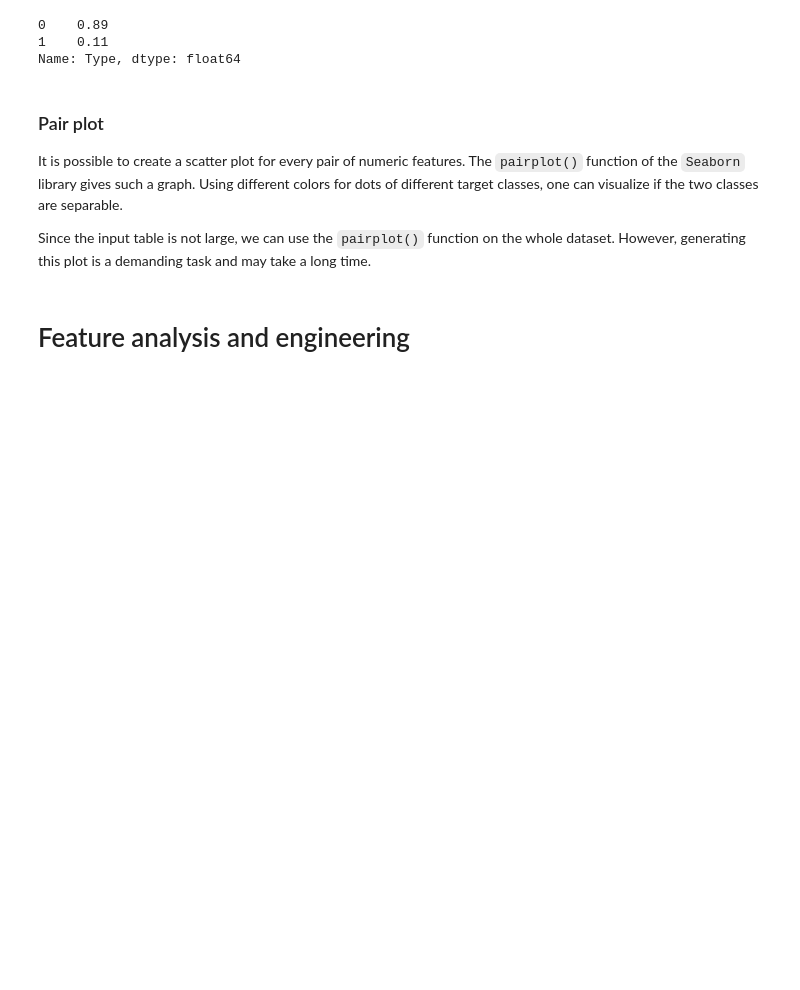
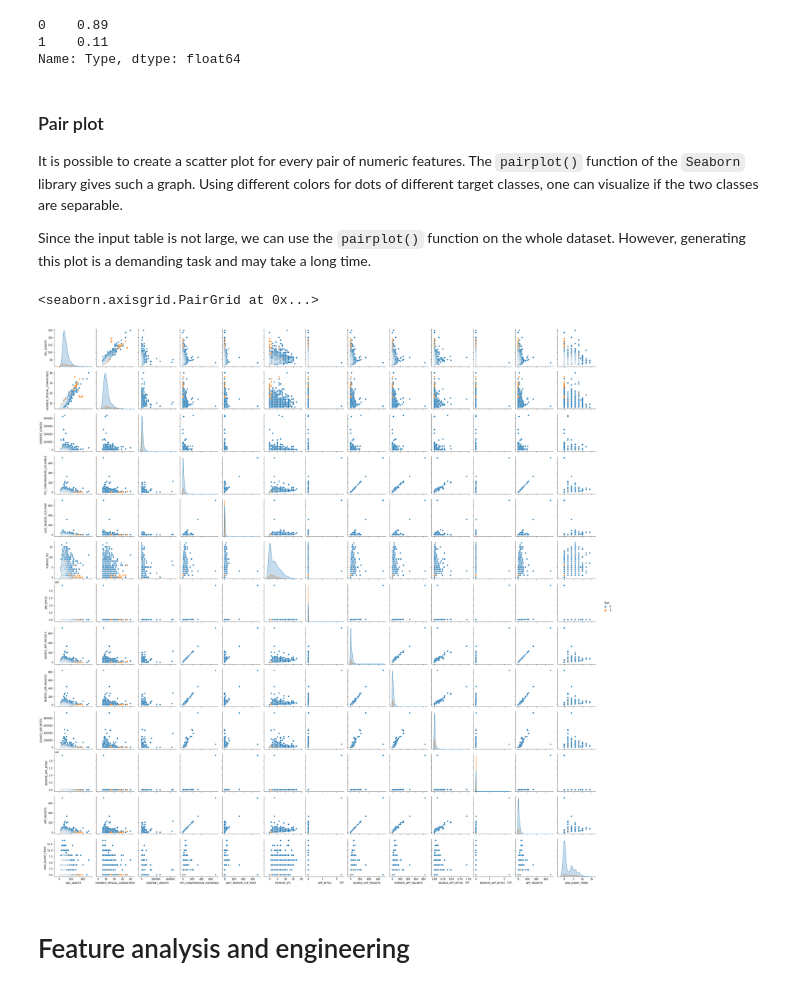
Before and after one commit to Jonkil/ML-project-2021-ESIEE, a Jupyter notebook: notebook_2.ipynb, the cells around one changed output. Saved outputs shown, nothing was run; the diff lists cells and outputs as text; code cells hidden in the pictures; blank space fills up the shorter version.

```diff
--- a/notebook_2.ipynb
+++ b/notebook_2.ipynb
@@ -185,7 +187,11 @@ visualize if the two classes are separable.
 
 Since the input table is not large, we can use the `pairplot()` function on the whole dataset. However, generating this plot is a demanding task and may take a long time.
 # %%
-# sns.pairplot(df_train, hue='Type')
+# takes a bit long to run
+sns.pairplot(df_train, hue='Type')
+# %% [output]
+<seaborn.axisgrid.PairGrid at 0x...>
+[figure, added]
 # %% [markdown]
 # Feature analysis and engineering  <a class="anchor" id="fourth-section"></a>
 # %% [markdown]
```
Also changed, not shown: parts of 49 cells of this notebook, 3 other files.
